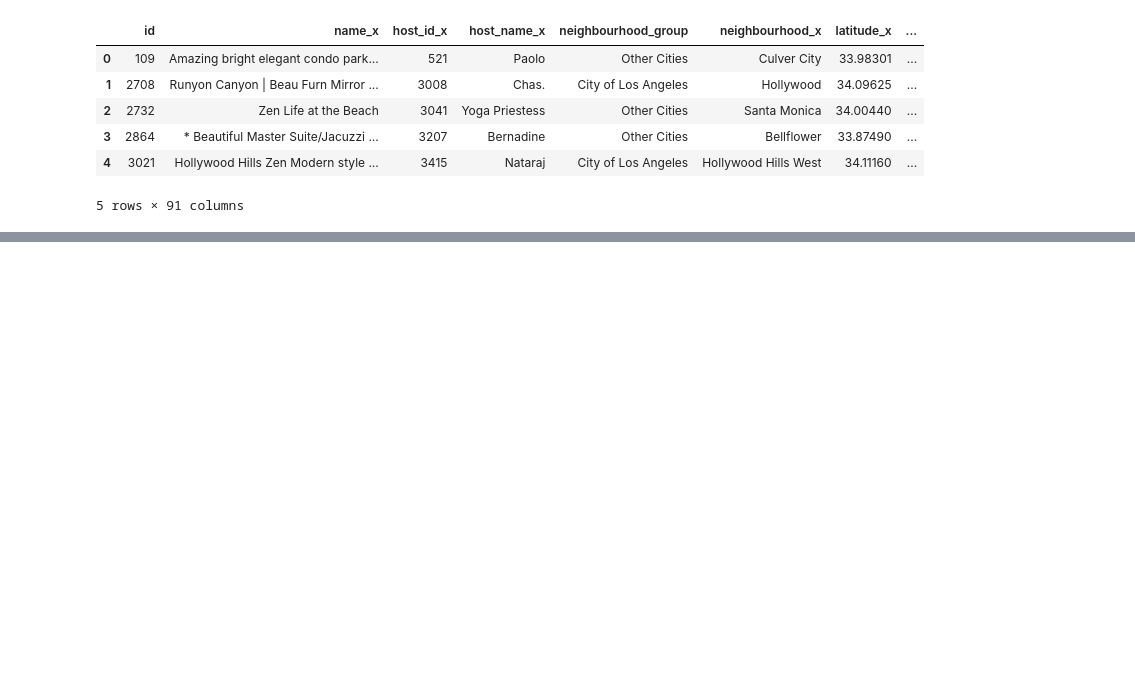
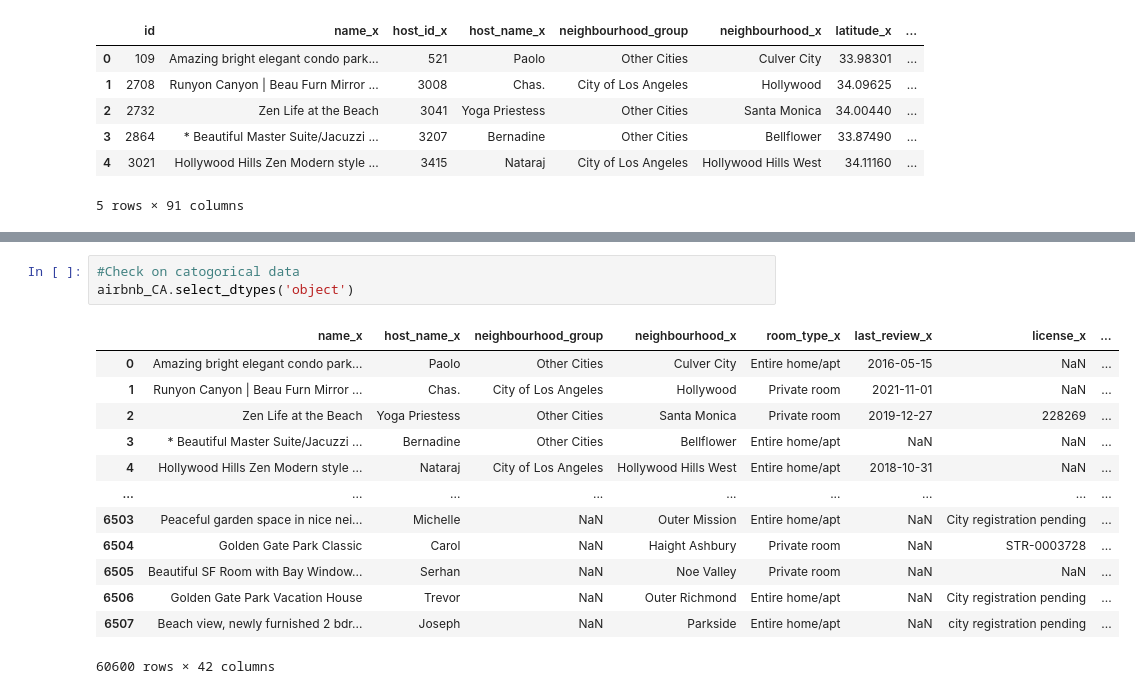
Before and after one commit to realoii/Springboard, a Jupyter notebook: California_Airbnb/Notebook/California_Airbnb.ipynb, the cells around one changed output, grey strips where cells are left out. Saved outputs shown, nothing was run; the diff lists cells and outputs as text; blank space fills up the shorter version.

```diff
--- a/California_Airbnb/Notebook/California_Airbnb.ipynb
+++ b/California_Airbnb/Notebook/California_Airbnb.ipynb
@@ -136,0 +285,17 @@ airbnb_CA.head()
+# %%
+#Check on catogorical data
+airbnb_CA.select_dtypes('object')
+# %% [output]
+|  | name_x | host_name_x | neighbourhood_group | neighbourhood_x | room_type_x | last_review_x | license_x | ... |
+| 0 | Amazing bright elegant condo park... | Paolo | Other Cities | Culver City | Entire home/apt | 2016-05-15 | NaN | ... |
+| 1 | Runyon Canyon | Beau Furn Mirror ... | Chas. | City of Los Angeles | Hollywood | Private room | 2021-11-01 | NaN | ... |
+| 2 | Zen Life at the Beach | Yoga Priestess | Other Cities | Santa Monica | Private room | 2019-12-27 | 228269 | ... |
+| 3 | * Beautiful Master Suite/Jacuzzi ... | Bernadine | Other Cities | Bellflower | Entire home/apt | NaN | NaN | ... |
+| 4 | Hollywood Hills Zen Modern style ... | Nataraj | City of Los Angeles | Hollywood Hills West | Entire home/apt | 2018-10-31 | NaN | ... |
+| ... | ... | ... | ... | ... | ... | ... | ... | ... |
+| 6503 | Peaceful garden space in nice nei... | Michelle | NaN | Outer Mission | Entire home/apt | NaN | City registration pending | ... |
+| 6504 | Golden Gate Park Classic | Carol | NaN | Haight Ashbury | Private room | NaN | STR-0003728 | ... |
+| 6505 | Beautiful SF Room with Bay Window... | Serhan | NaN | Noe Valley | Private room | NaN | NaN | ... |
+| 6506 | Golden Gate Park Vacation House | Trevor | NaN | Outer Richmond | Entire home/apt | NaN | City registration pending | ... |
+| 6507 | Beach view, newly furnished 2 bdr... | Joseph | NaN | Parkside | Entire home/apt | NaN | city registration pending | ... |
+60600 rows × 42 columns
```
Also changed, not shown: parts of 31 cells of this notebook.
